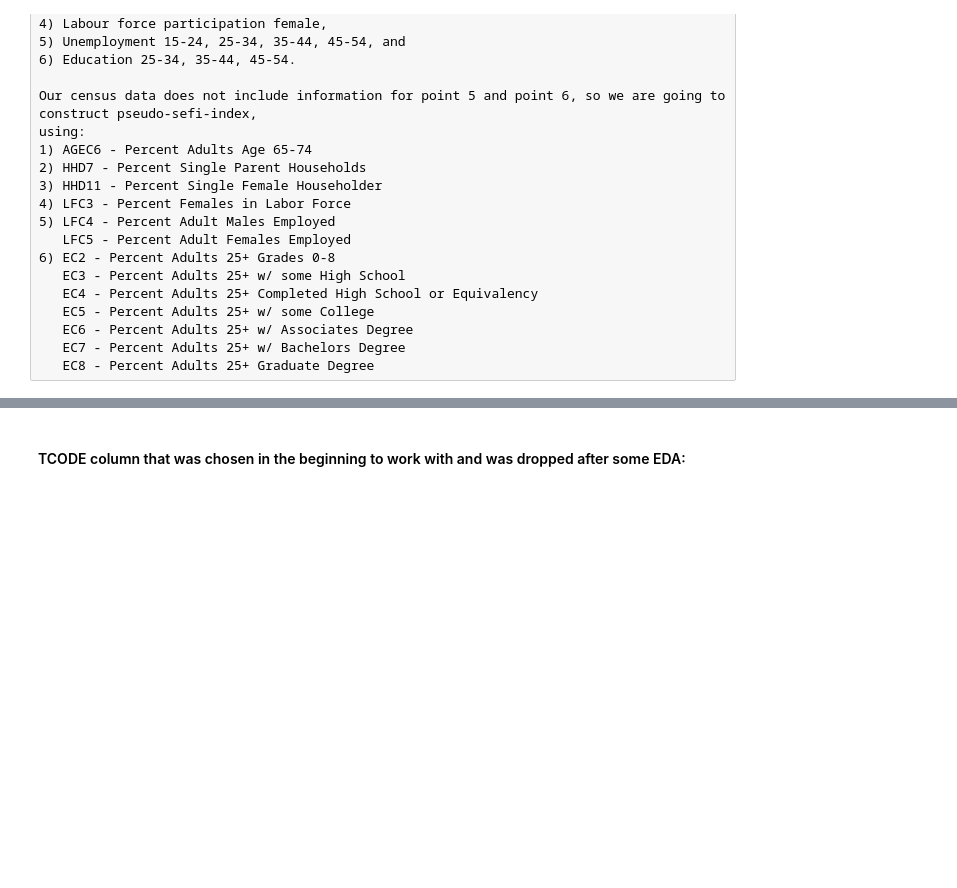
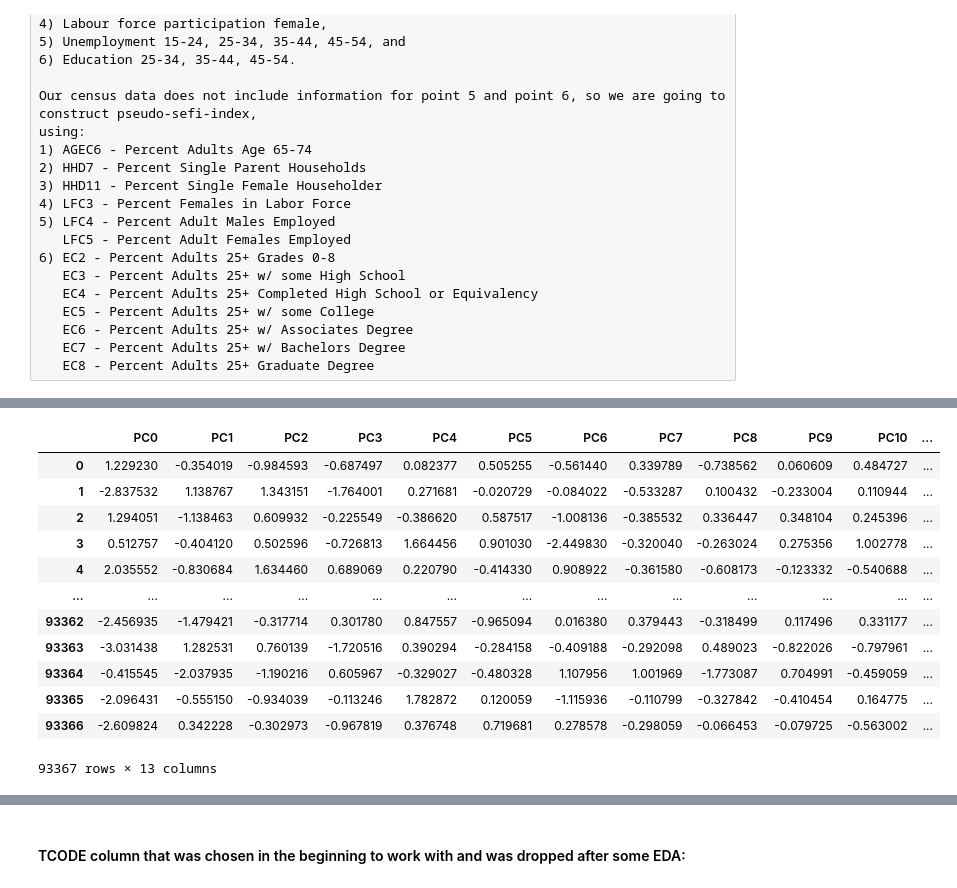
Before and after one commit to fredericosantos/ims_DM_Project, a Jupyter notebook: svitlana_new.ipynb, the cells around one changed output, grey strips where cells are left out. Saved outputs shown, nothing was run; the diff lists cells and outputs as text; code cells hidden in the pictures; blank space fills up the shorter version.

```diff
--- a/svitlana_new.ipynb
+++ b/svitlana_new.ipynb
@@ -663,0 +702,18 @@ using:
+# %%
+pd.DataFrame(pca_columns.values @ pca.components_.T,
+             index=pca_columns.index,
+             columns=[f"PC{i}" for i in range(pca.n_components_)])
+# %% [output]
+|  | PC0 | PC1 | PC2 | PC3 | PC4 | PC5 | PC6 | PC7 | PC8 | PC9 | PC10 | ... |
+| 0 | 1.229230 | -0.354019 | -0.984593 | -0.687497 | 0.082377 | 0.505255 | -0.561440 | 0.339789 | -0.738562 | 0.060609 | 0.484727 | ... |
+| 1 | -2.837532 | 1.138767 | 1.343151 | -1.764001 | 0.271681 | -0.020729 | -0.084022 | -0.533287 | 0.100432 | -0.233004 | 0.110944 | ... |
+| 2 | 1.294051 | -1.138463 | 0.609932 | -0.225549 | -0.386620 | 0.587517 | -1.008136 | -0.385532 | 0.336447 | 0.348104 | 0.245396 | ... |
+| 3 | 0.512757 | -0.404120 | 0.502596 | -0.726813 | 1.664456 | 0.901030 | -2.449830 | -0.320040 | -0.263024 | 0.275356 | 1.002778 | ... |
+| 4 | 2.035552 | -0.830684 | 1.634460 | 0.689069 | 0.220790 | -0.414330 | 0.908922 | -0.361580 | -0.608173 | -0.123332 | -0.540688 | ... |
+| ... | ... | ... | ... | ... | ... | ... | ... | ... | ... | ... | ... | ... |
+| 93362 | -2.456935 | -1.479421 | -0.317714 | 0.301780 | 0.847557 | -0.965094 | 0.016380 | 0.379443 | -0.318499 | 0.117496 | 0.331177 | ... |
+| 93363 | -3.031438 | 1.282531 | 0.760139 | -1.720516 | 0.390294 | -0.284158 | -0.409188 | -0.292098 | 0.489023 | -0.822026 | -0.797961 | ... |
+| 93364 | -0.415545 | -2.037935 | -1.190216 | 0.605967 | -0.329027 | -0.480328 | 1.107956 | 1.001969 | -1.773087 | 0.704991 | -0.459059 | ... |
+| 93365 | -2.096431 | -0.555150 | -0.934039 | -0.113246 | 1.782872 | 0.120059 | -1.115936 | -0.110799 | -0.327842 | -0.410454 | 0.164775 | ... |
+| 93366 | -2.609824 | 0.342228 | -0.302973 | -0.967819 | 0.376748 | 0.719681 | 0.278578 | -0.298059 | -0.066453 | -0.079725 | -0.563002 | ... |
+93367 rows × 13 columns
```
Also changed, not shown: parts of 15 cells of this notebook.
